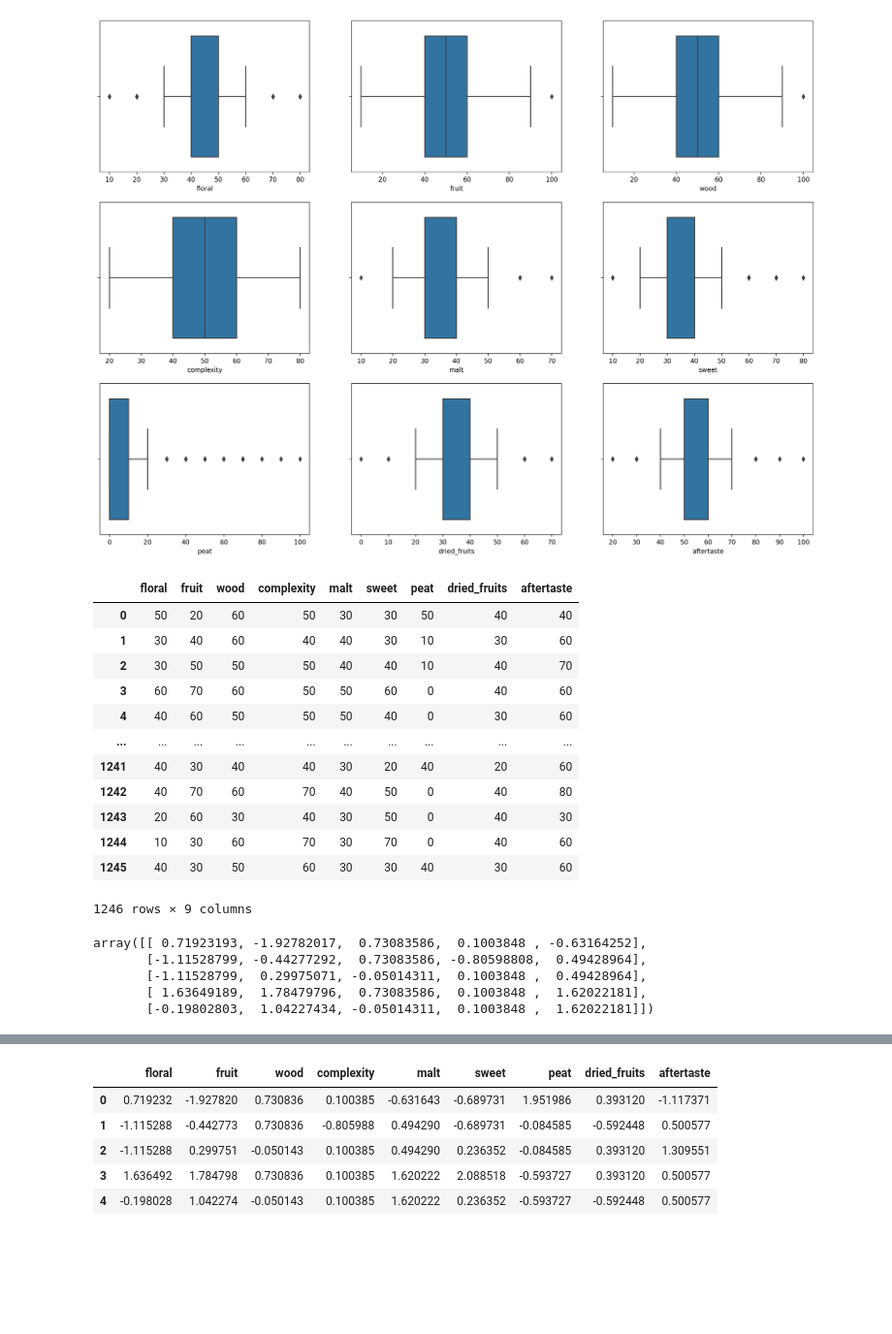
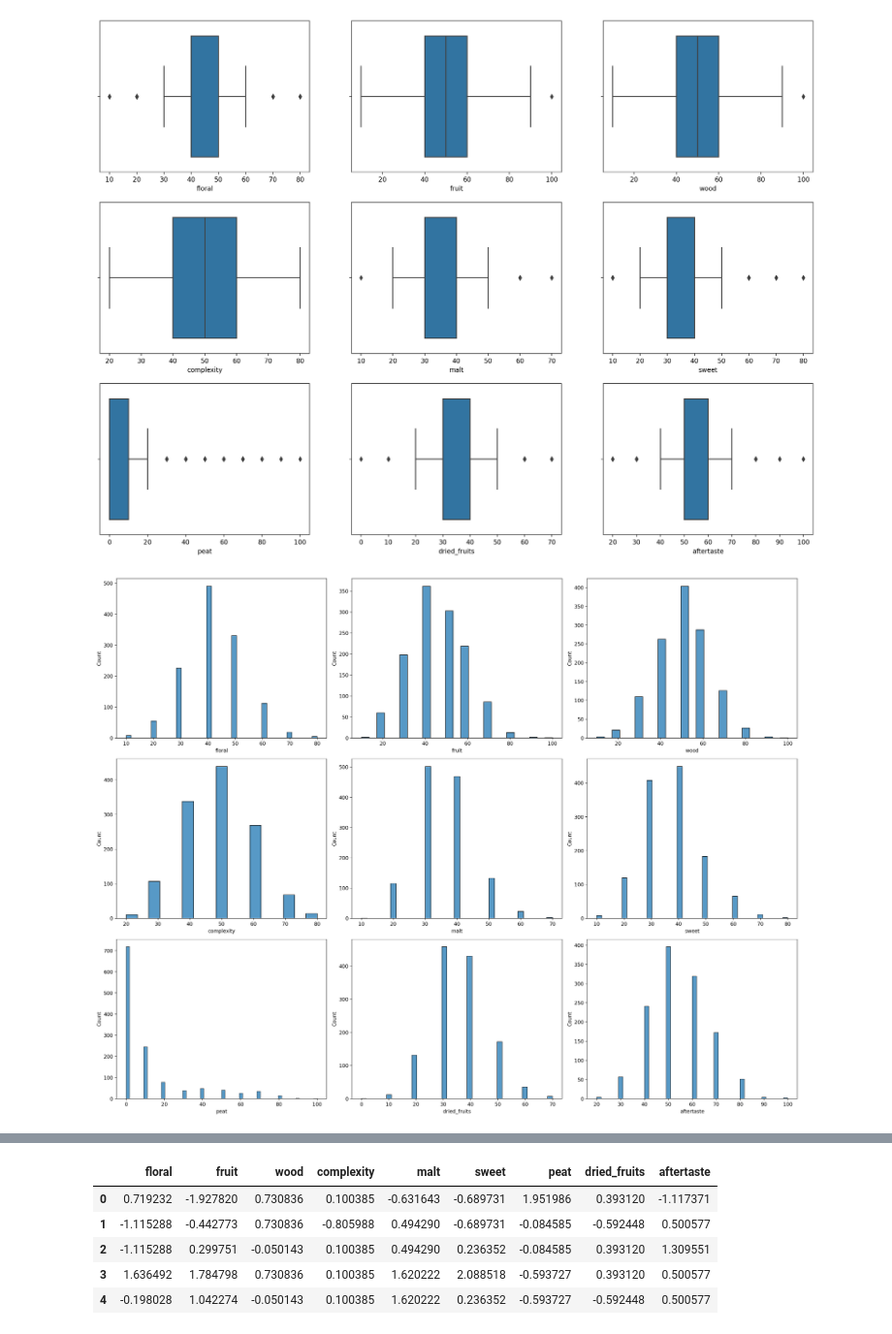
Before and after one commit to rengesf/flavorpred, a Jupyter notebook: clustering.ipynb, the cells around one changed output, grey strips where cells are left out. Shown at 97% size. Cells and saved outputs as stored; diff of their text form; code cells hidden in the pictures; blank space fills up the shorter version.

```diff
--- a/clustering.ipynb
+++ b/clustering.ipynb
@@ -122,38 +149,37 @@ sns.boxplot(x = 'aftertaste', data = panelist_data_df)
 # %% [output]
 <AxesSubplot:xlabel='aftertaste'>
 [figure]
-# %%
-X = panelist_data_df.drop('panelist',axis = 1)
-X = X.drop('samplekey',axis = 1)
-X = X.drop('date',axis = 1)
-
-y = panelist_data_df['samplekey']
-
-X
-# %% [output]
-|  | floral | fruit | wood | complexity | malt | sweet | peat | dried_fruits | aftertaste |
-| 0 | 50 | 20 | 60 | 50 | 30 | 30 | 50 | 40 | 40 |
-| 1 | 30 | 40 | 60 | 40 | 40 | 30 | 10 | 30 | 60 |
-| 2 | 30 | 50 | 50 | 50 | 40 | 40 | 10 | 40 | 70 |
-| 3 | 60 | 70 | 60 | 50 | 50 | 60 | 0 | 40 | 60 |
-| 4 | 40 | 60 | 50 | 50 | 50 | 40 | 0 | 30 | 60 |
-| ... | ... | ... | ... | ... | ... | ... | ... | ... | ... |
-| 1241 | 40 | 30 | 40 | 40 | 30 | 20 | 40 | 20 | 60 |
-| 1242 | 40 | 70 | 60 | 70 | 40 | 50 | 0 | 40 | 80 |
-| 1243 | 20 | 60 | 30 | 40 | 30 | 50 | 0 | 40 | 30 |
-| 1244 | 10 | 30 | 60 | 70 | 30 | 70 | 0 | 40 | 60 |
-| 1245 | 40 | 30 | 50 | 60 | 30 | 30 | 40 | 30 | 60 |
-1246 rows × 9 columns
-# %%
-# Standardization of the dataset before performing PCA
-
-from sklearn.preprocessing import StandardScaler
-scaler = StandardScaler()
-X_scaled = scaler.fit_transform(X)
-X_scaled[:5,:5]
-# %% [output]
-array([[ 0.71923193, -1.92782017,  0.73083586,  0.1003848 , -0.63164252],
-       [-1.11528799, -0.44277292,  0.73083586, -0.80598808,  0.49428964],
-       [-1.11528799,  0.29975071, -0.05014311,  0.1003848 ,  0.49428964],
-       [ 1.63649189,  1.78479796,  0.73083586,  0.1003848 ,  1.62022181],
-       [-0.19802803,  1.04227434, -0.05014311,  0.1003848 ,  1.62022181]])
+# %%
+plt.figure(figsize=(20, 20), dpi=200)
+
+plt.subplot(4, 3, 1)
+sns.histplot(x='floral', data=panelist_data_df)
+
+plt.subplot(4, 3, 2)
+sns.histplot(x='fruit', data=panelist_data_df)
+
+plt.subplot(4, 3, 3)
+sns.histplot(x='wood', data=panelist_data_df)
+
+plt.subplot(4, 3, 4)
+sns.histplot(x='complexity', data=panelist_data_df)
+
+plt.subplot(4, 3, 5)
+sns.histplot(x='malt', data=panelist_data_df)
+
+plt.subplot(4, 3, 6)
+sns.histplot(x='sweet', data=panelist_data_df)
+
+plt.subplot(4, 3, 7)
+sns.histplot(x='peat', data=panelist_data_df)
+
+plt.subplot(4, 3, 8)
+sns.histplot(x='dried_fruits', data=panelist_data_df)
+
+plt.subplot(4, 3, 9)
+sns.histplot(x='aftertaste', data=panelist_data_df)
+
+plt.tight_layout()
+plt.show()
+# %% [output]
+[figure, added]
```
Also changed, not shown: parts of 33 cells of this notebook.
